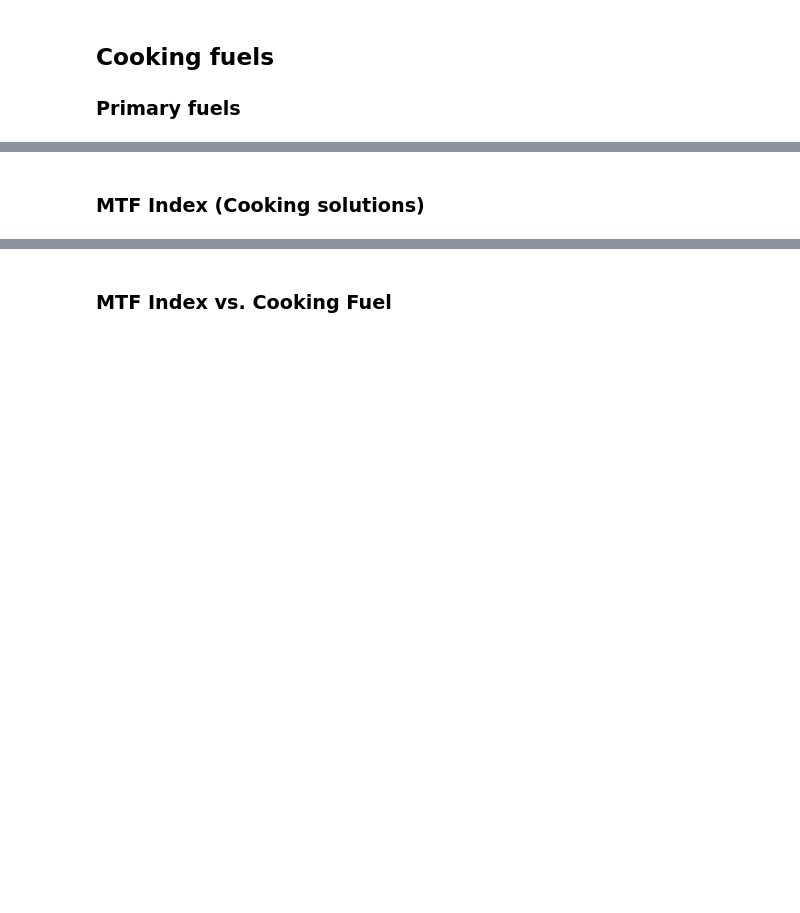
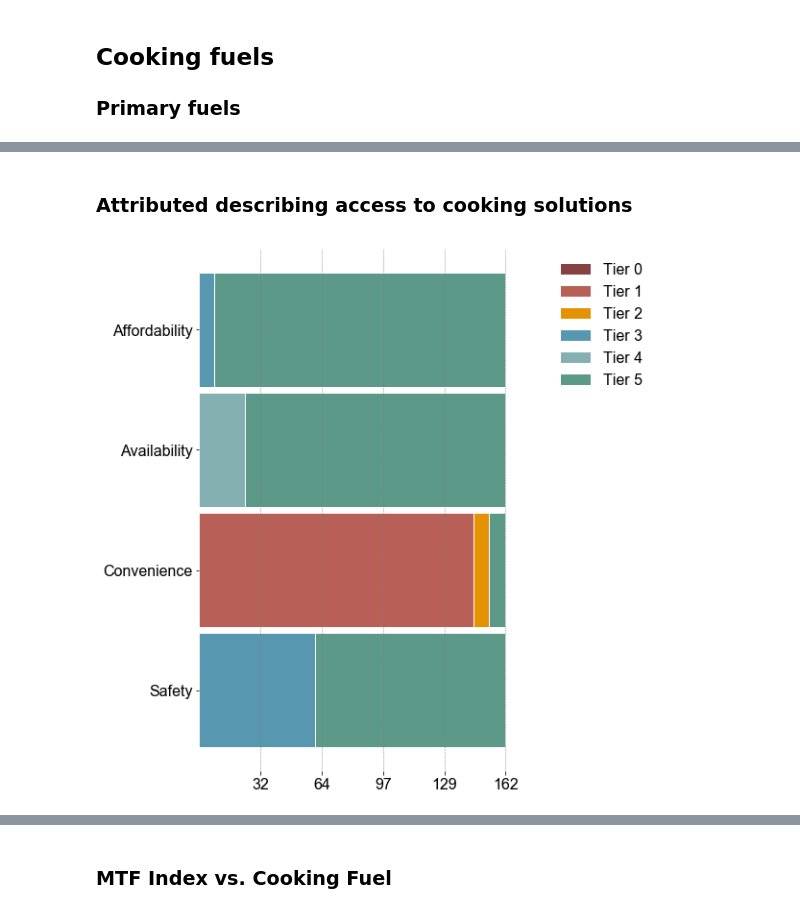
Before and after one commit to alfonsocaiazzo/report-demo, a Jupyter notebook: content/cooking.ipynb, the cells around one changed output, grey strips where cells are left out. Cells and saved outputs as stored; diff of their text form; code cells hidden in the pictures; blank space fills up the shorter version.

```diff
--- a/content/cooking.ipynb
+++ b/content/cooking.ipynb
@@ -41,2 +41,6 @@ mfi.cooking_fuels_summary(legend=True)
-# %% [markdown]
-### MTF Index (Cooking solutions)
+# %% [markdown]
+### Attributed describing access to cooking solutions
+# %%
+mfi.tier_barh(hedera.keys().attributes_cooking[0:4],hedera.names('en').c_attributes[0:4],legend=True)
+# %% [output]
+[figure, added]
```
Also changed, not shown: parts of 5 cells of this notebook, 36 other files.
